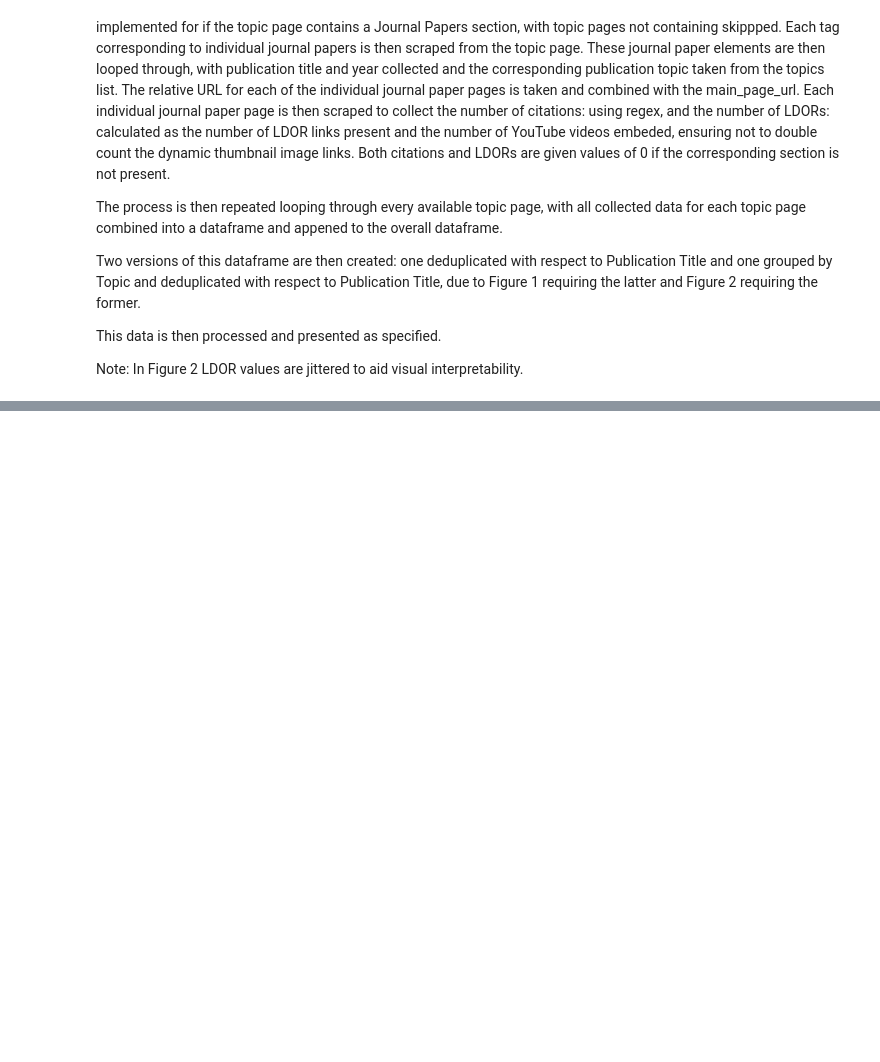
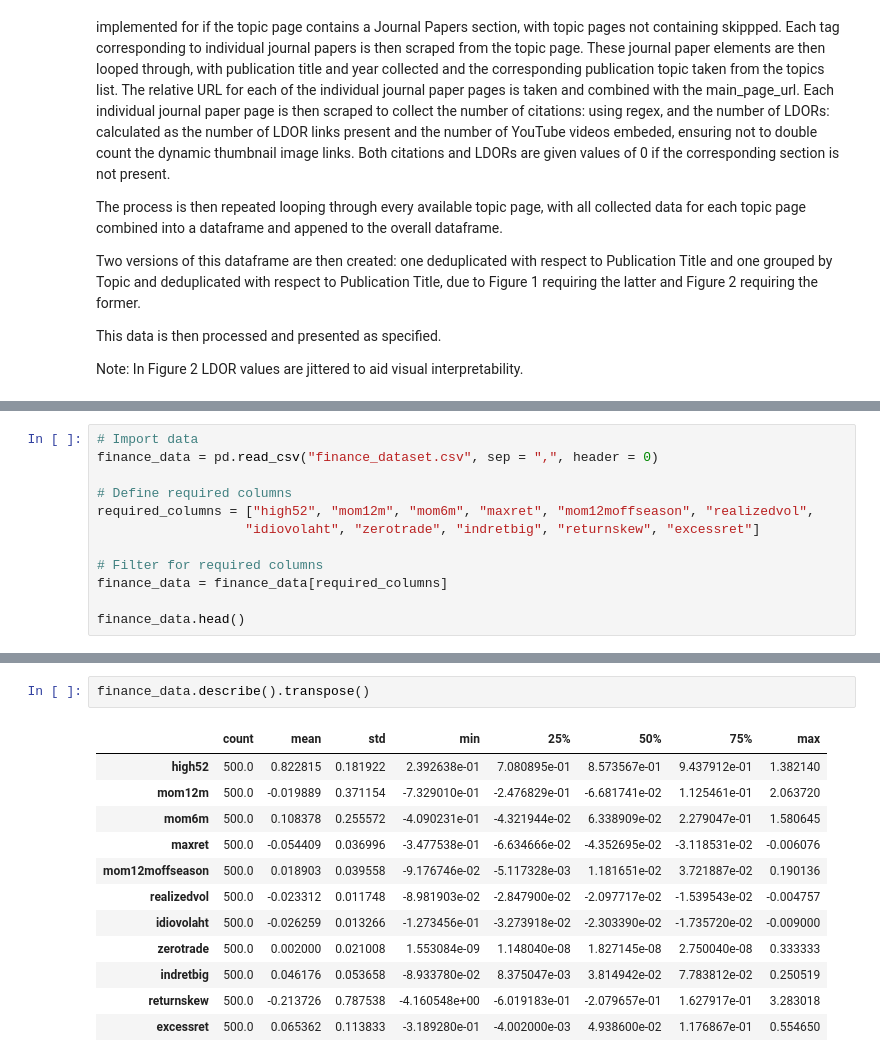
Before and after one commit to alasdair-breasley/pds-assignment, a Jupyter notebook: PDS_Assignment.ipynb, the cells around one changed output, grey strips where cells are left out. Cells and saved outputs as stored; diff of their text form; blank space fills up the shorter version.

Commit message:
Question 2 - Import packages, import data, filter data.

```diff
--- a/PDS_Assignment.ipynb
+++ b/PDS_Assignment.ipynb
@@ -548,0 +561,12 @@ Note: In Figure 2 LDOR values are jittered to aid visual interpretability.
+# %%
+# Import data
+finance_data = pd.read_csv("finance_dataset.csv", sep = ",", header = 0)
+
+# Define required columns
+required_columns = ["high52", "mom12m", "mom6m", "maxret", "mom12moffseason", "realizedvol",
+                   "idiovolaht", "zerotrade", "indretbig", "returnskew", "excessret"]
+
+# Filter for required columns
+finance_data = finance_data[required_columns]
+
+finance_data.head()
@@ -548,0 +580,15 @@ Note: In Figure 2 LDOR values are jittered to aid visual interpretability.
+# %%
+finance_data.describe().transpose()
+# %% [output]
+|  | count | mean | std | min | 25% | 50% | 75% | max |
+| high52 | 500.0 | 0.822815 | 0.181922 | 2.392638e-01 | 7.080895e-01 | 8.573567e-01 | 9.437912e-01 | 1.382140 |
+| mom12m | 500.0 | -0.019889 | 0.371154 | -7.329010e-01 | -2.476829e-01 | -6.681741e-02 | 1.125461e-01 | 2.063720 |
+| mom6m | 500.0 | 0.108378 | 0.255572 | -4.090231e-01 | -4.321944e-02 | 6.338909e-02 | 2.279047e-01 | 1.580645 |
+| maxret | 500.0 | -0.054409 | 0.036996 | -3.477538e-01 | -6.634666e-02 | -4.352695e-02 | -3.118531e-02 | -0.006076 |
+| mom12moffseason | 500.0 | 0.018903 | 0.039558 | -9.176746e-02 | -5.117328e-03 | 1.181651e-02 | 3.721887e-02 | 0.190136 |
+| realizedvol | 500.0 | -0.023312 | 0.011748 | -8.981903e-02 | -2.847900e-02 | -2.097717e-02 | -1.539543e-02 | -0.004757 |
+| idiovolaht | 500.0 | -0.026259 | 0.013266 | -1.273456e-01 | -3.273918e-02 | -2.303390e-02 | -1.735720e-02 | -0.009000 |
+| zerotrade | 500.0 | 0.002000 | 0.021008 | 1.553084e-09 | 1.148040e-08 | 1.827145e-08 | 2.750040e-08 | 0.333333 |
+| indretbig | 500.0 | 0.046176 | 0.053658 | -8.933780e-02 | 8.375047e-03 | 3.814942e-02 | 7.783812e-02 | 0.250519 |
+| returnskew | 500.0 | -0.213726 | 0.787538 | -4.160548e+00 | -6.019183e-01 | -2.079657e-01 | 1.627917e-01 | 3.283018 |
+| excessret | 500.0 | 0.065362 | 0.113833 | -3.189280e-01 | -4.002000e-03 | 4.938600e-02 | 1.176867e-01 | 0.554650 |
```
Also changed, not shown: parts of 2 cells of this notebook.
